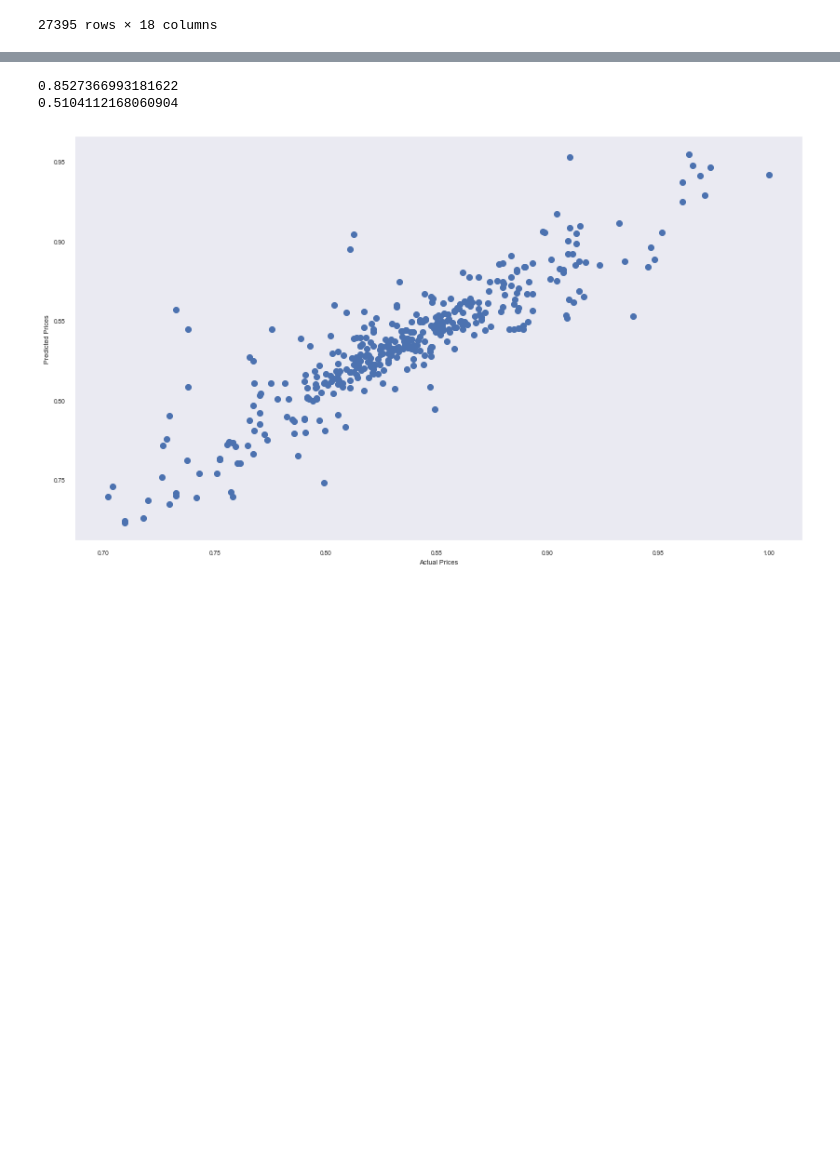
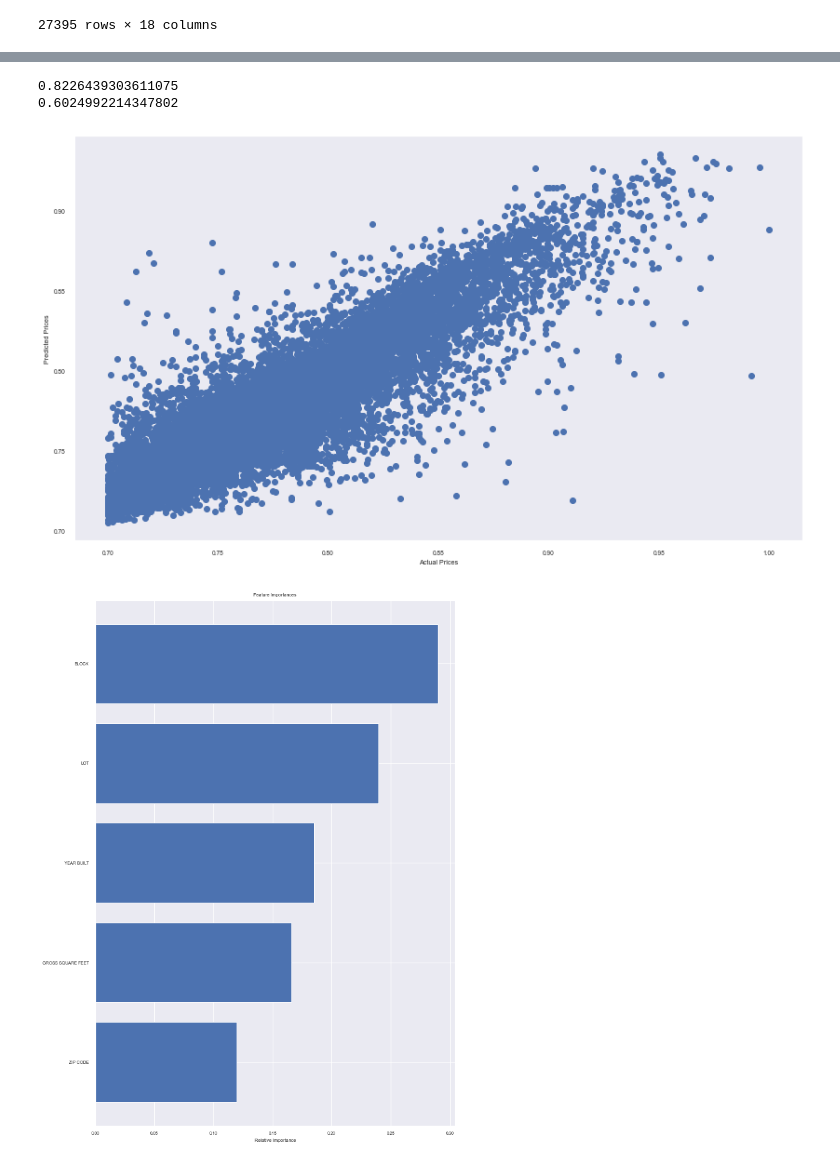
Before and after one commit to drt15Lei/BDAPA-project, a Jupyter notebook: Merged_code.ipynb, the cells around one changed output, grey strips where cells are left out. Drawn from its saved outputs; the diff is of its cells as text; code cells hidden in the pictures; blank space fills up the shorter version.

```diff
--- a/Merged_code.ipynb
+++ b/Merged_code.ipynb
@@ -152,0 +123,9 @@ df
+# %%
+imputed_columns = ['RESIDENTIAL UNITS', 'COMMERCIAL UNITS', 'TOTAL UNITS', 'LAND SQUARE FEET', 'GROSS SQUARE FEET', 'YEAR BUILT']
+
+for column in imputed_columns:
+    df[column].fillna(df[column].median(), inplace = True)
+
+
+df = df.dropna()
+df
@@ -265,13 +258,16 @@ ZIP CODE                    -0.032941
 Name: LOG PRICE, dtype: float64
 # %%
 #Building intitial model
-features = ['BLOCK', 'ZIP CODE', 'LAND SQUARE FEET', "TOTAL UNITS", "GROSS SQUARE FEET"]
 
+features = ["BLOCK", "LOT", "YEAR BUILT", "GROSS SQUARE FEET", "ZIP CODE"]
+#features = list(df.columns)
+#features.remove("LOG PRICE")
+#features.remove("SALE PRICE")
 X = df[features]
 Y = df['LOG PRICE']
 results = {}
 trainX, testX, trainY, testY = train_test_split(X, Y, test_size=0.2, random_state=0)
-model = RandomForestRegressor(n_estimators = 200, max_depth = 80, bootstrap = True, max_features = "sqrt", min_samples_leaf = 2, min_samples_split = 2)
+model = RandomForestRegressor(n_estimators = 800, max_depth = 40, bootstrap = True, max_features = "sqrt", min_samples_leaf = 1, min_samples_split = 5, random_state=0)
 model.fit(trainX, trainY)
 
 print(model.score(trainX, trainY))
@@ -284,33 +280,73 @@ plt.plot(Y, pred_Y, 'o')
 plb.xlabel('Actual Prices')
 plb.ylabel('Predicted Prices')
 plt.grid()
+plt.show()
+
+
+importances = model.feature_importances_
+indices = np.argsort(importances)
+plt.figure(figsize=(10,15))
+plt.title('Feature Importances')
+plt.barh(range(len(indices)), importances[indices], color='b', align='center')
+plt.yticks(range(len(indices)), [features[i] for i in indices])
+plt.xlabel('Relative Importance')
 plt.show()
 
 ##RUN TO FIND OUT OPTIMAL PARAMETERS OF RANDOM FOREST - WILL MAKE CPU GO TO 100% FOR A BIT
 
 # # Number of trees in random forest
 # n_estimators = [int(x) for x in np.linspace(start = 200, stop = 2000, num = 10)]
 # # Number of features to consider at every split
 # max_features = ['auto', 'sqrt']
 # # Maximum number of levels in tree
 # max_depth = [int(x) for x in np.linspace(10, 110, num = 11)]
 # max_depth.append(None)
 # # Minimum number of samples required to split a node
 # min_samples_split = [2, 5, 10]
 # # Minimum number of samples required at each leaf node
 # min_samples_leaf = [1, 2, 4]
 # # Method of selecting samples for training each tree
 # bootstrap = [True, False]# Create the random grid
 # random_grid = {'n_estimators': n_estimators,
 #                'max_depth': max_depth,
 #                'min_samples_split': min_samples_split,
 #                'min_samples_leaf': min_samples_leaf}
 
 # rf = RandomForestRegressor()
 # rf_random = GridSearchCV(estimator = rf, param_grid = random_grid,cv = 5, verbose=2, n_jobs = -1)
 # rf_random.fit(trainX, trainY)
 # rf_random.best_params_
+
+# from sklearn.model_selection import RandomizedSearchCV
+# # Number of trees in random forest
+# n_estimators = [int(x) for x in np.linspace(start = 200, stop = 2000, num = 10)]
+# # Number of features to consider at every split
+# max_features = ['auto', 'sqrt']
+# # Maximum number of levels in tree
+# max_depth = [int(x) for x in np.linspace(10, 110, num = 11)]
+# max_depth.append(None)
+# # Minimum number of samples required to split a node
+# min_samples_split = [2, 5, 10]
+# # Minimum number of samples required at each leaf node
+# min_samples_leaf = [1, 2, 4]
+# # Method of selecting samples for training each tree
+# bootstrap = [True, False]# Create the random grid
+# random_grid = {'n_estimators': n_estimators,
+#                'max_features': max_features,
+#                'max_depth': max_depth,
+#                'min_samples_split': min_samples_split,
+#                'min_samples_leaf': min_samples_leaf,
+#                'bootstrap': bootstrap}
+# # Use the random grid to search for best hyperparameters
+# # First create the base model to tune
+# rf = RandomForestRegressor()
+# # Random search of parameters, using 3 fold cross validation,
+# # search across 100 different combinations, and use all available cores
+# rf_random = RandomizedSearchCV(estimator = rf, param_distributions = random_grid, n_iter = 100, cv = 3, verbose=2, random_state=42, n_jobs = -1)# Fit the random search model
+# rf_random.fit(trainX, trainY)
+# rf_random.best_params_
 # %% [output]
-0.8527366993181622
-0.5104112168060904
+0.8226439303611075
+0.6024992214347802
-[figure, old version]
+[figure, new version]
+[figure, added]
```
Also changed, not shown: parts of 9 cells of this notebook.
